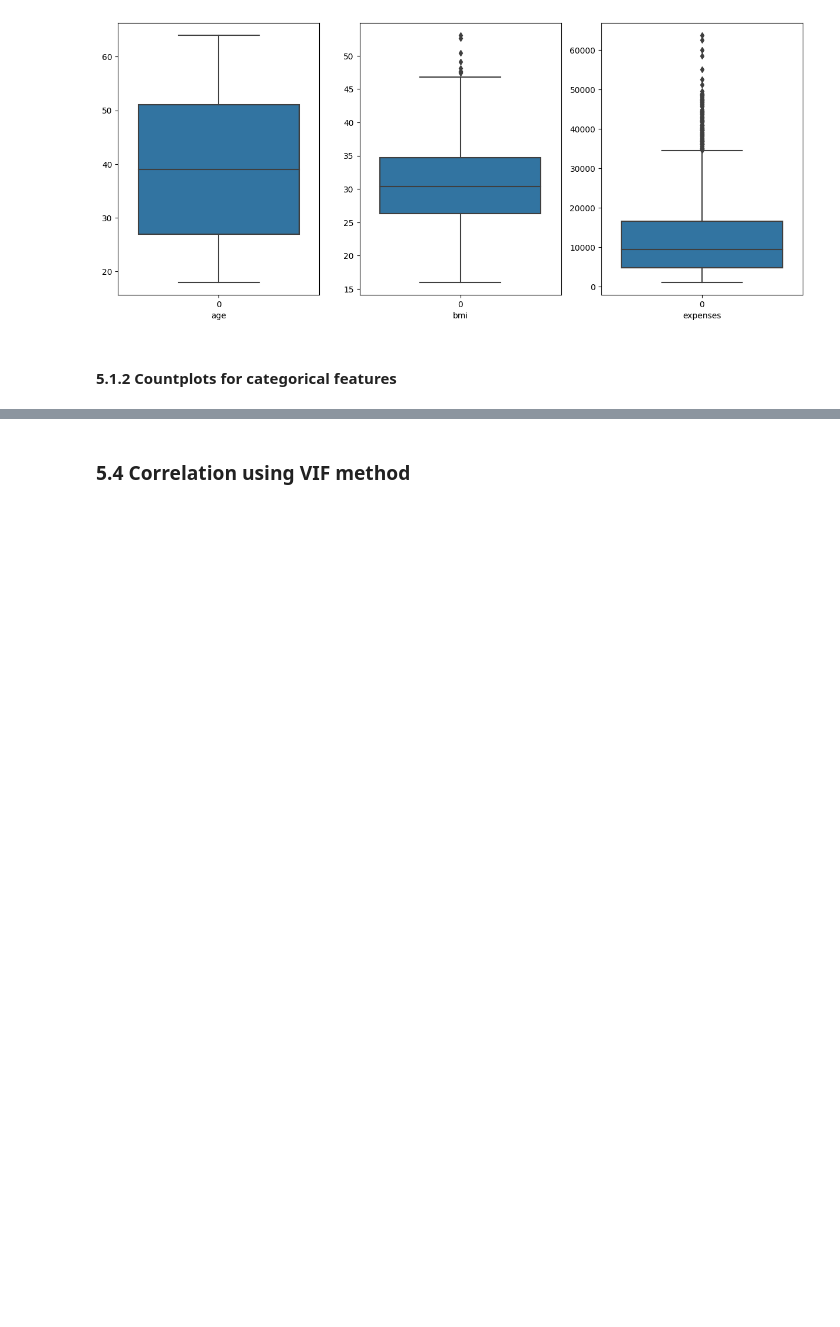
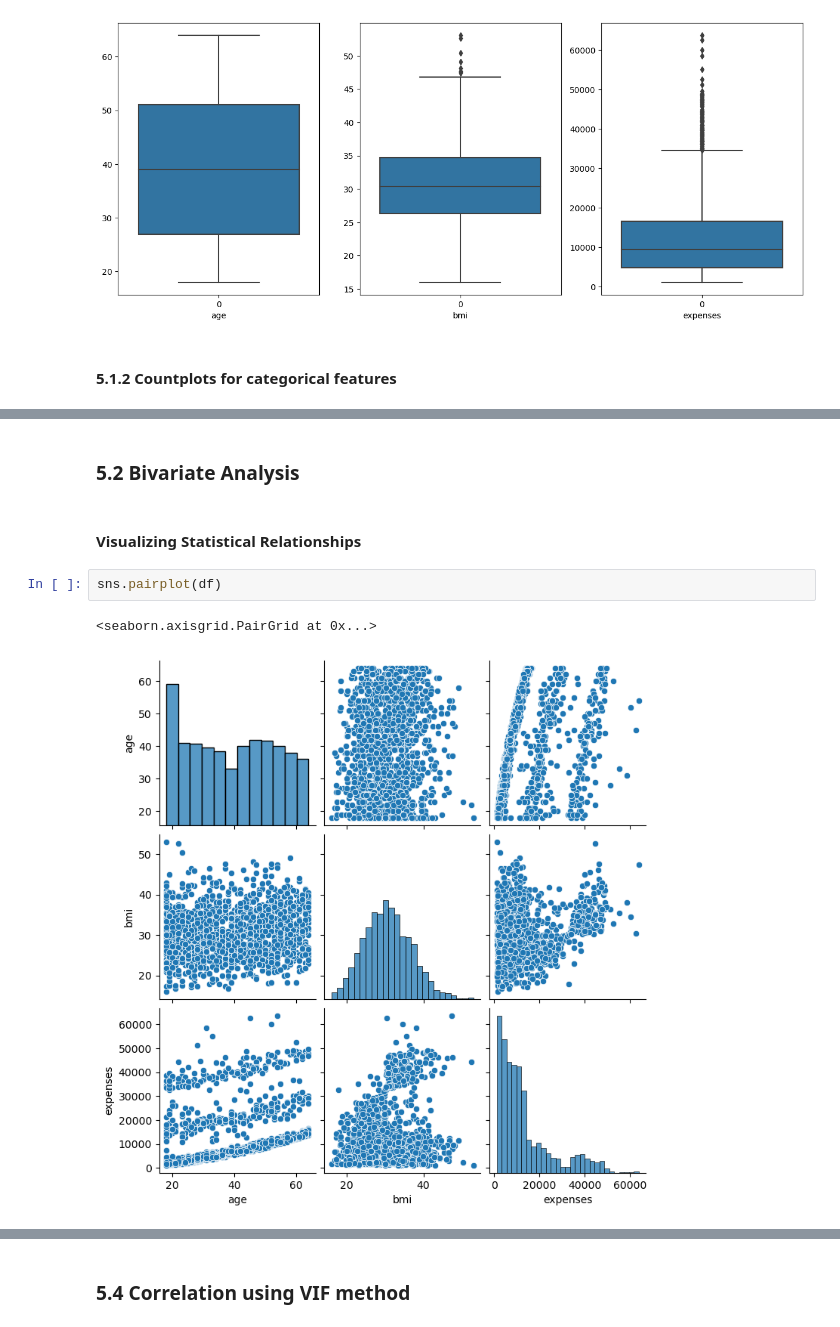
Before and after one commit to kuldeepguptahub/health-expenditure-prediction, a Jupyter notebook: notebooks/EDA.ipynb, the cells around one changed output, grey strips where cells are left out. Cells and saved outputs as stored; diff of their text form; blank space fills up the shorter version.

```diff
--- a/notebooks/EDA.ipynb
+++ b/notebooks/EDA.ipynb
@@ -220,0 +233,9 @@ plt.show()
+# %% [markdown]
+### 5.2 Bivariate Analysis
+# %% [markdown]
+#### Visualizing Statistical Relationships
+# %%
+sns.pairplot(df)
+# %% [output]
+<seaborn.axisgrid.PairGrid at 0x...>
+[figure, added]
```
Also changed, not shown: parts of 32 cells of this notebook, 8 other files.
